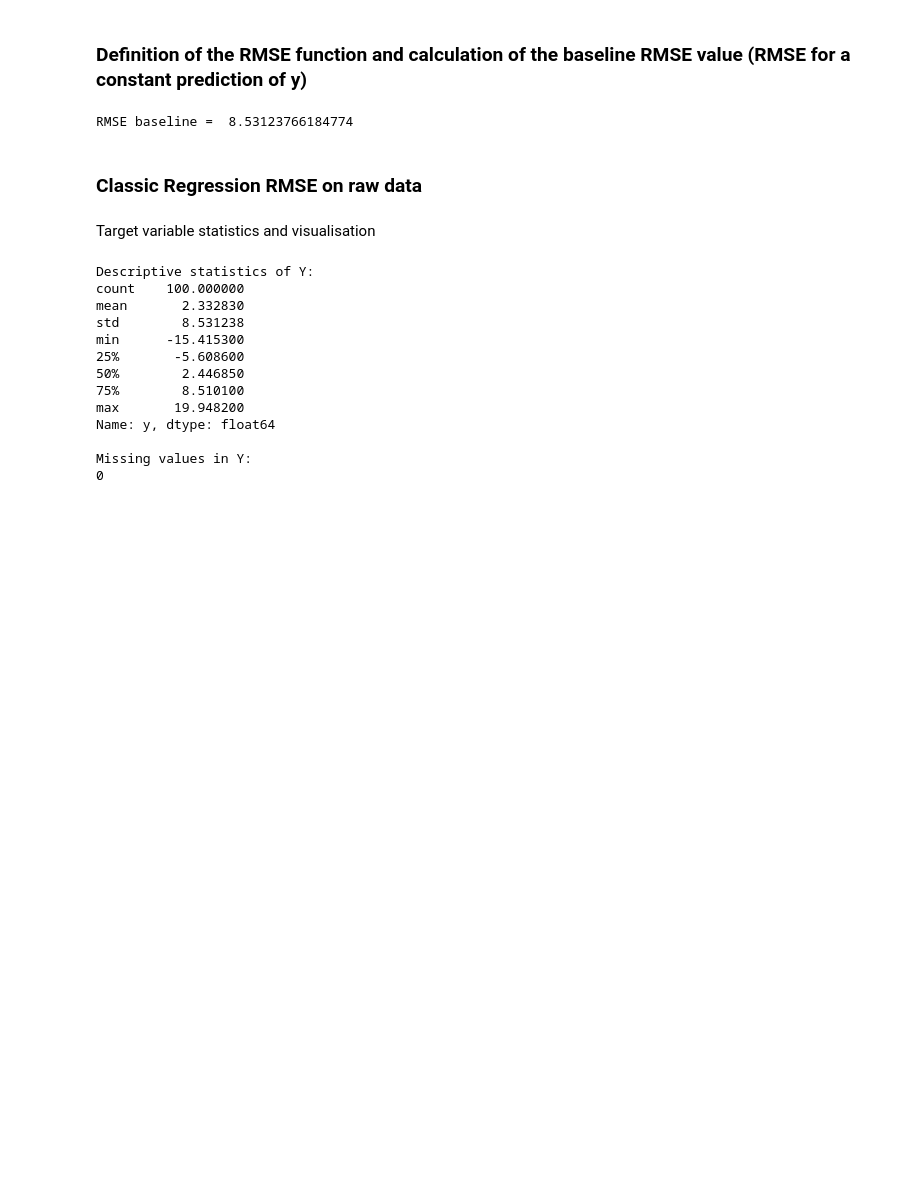
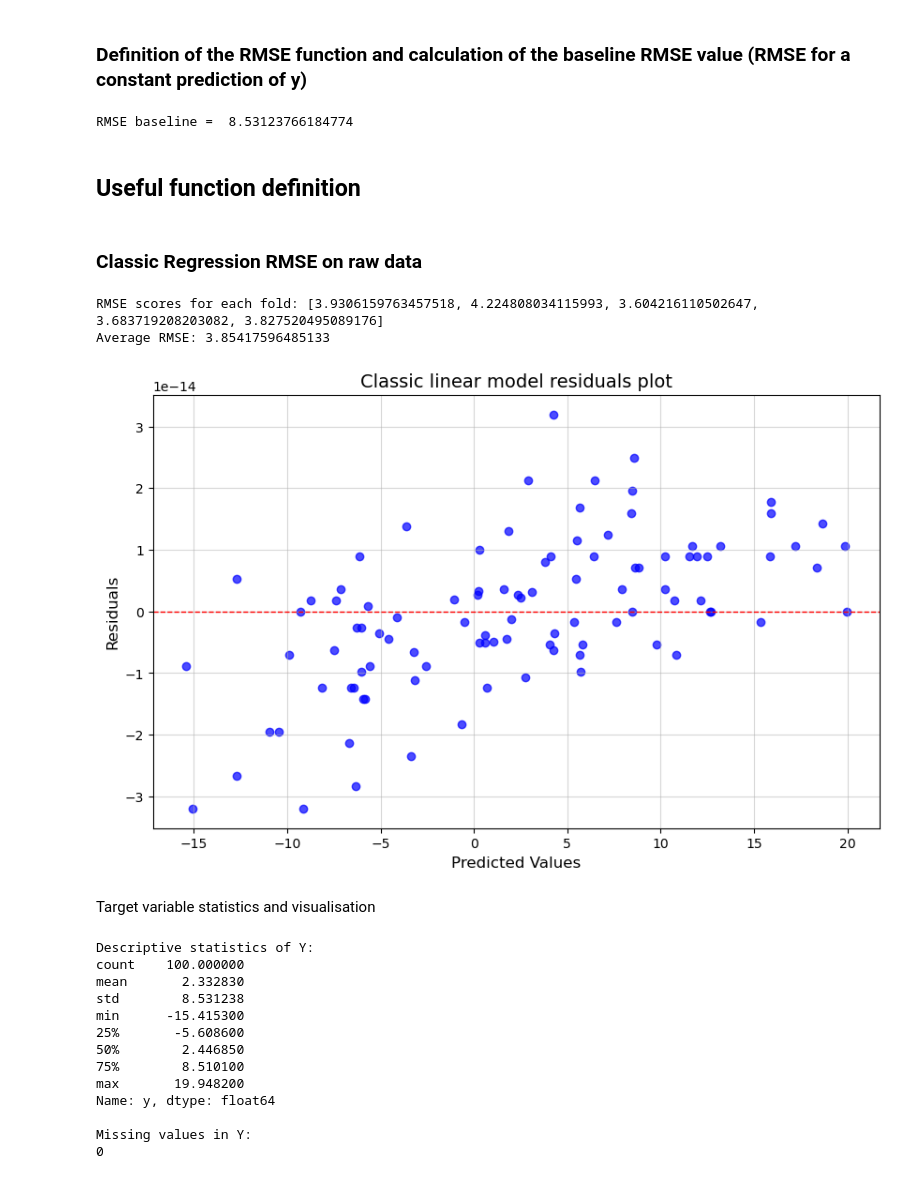
Before and after one commit to luc-polo/Advanced-Regression-Challenge, a Jupyter notebook: Script.ipynb, the cells around one changed output. Saved outputs shown, nothing was run; the diff lists cells and outputs as text; code cells hidden in the pictures; blank space fills up the shorter version.

```diff
--- a/Script.ipynb
+++ b/Script.ipynb
@@ -27,3 +27,5 @@ def RMSE(y_true, y_pred):
 print("RMSE baseline = ",Y.std())
 # %% [output]
 RMSE baseline =  8.53123766184774
+# %% [markdown]
+## Useful function definition
@@ -72,3 +132,24 @@ print(f"Average RMSE across {n_splits} folds: {average_rmse}")
+# %%
+### Computation of RMSE for a classical regression model on raw data:
+from sklearn.linear_model import LinearRegression
+
+# Define the model
+linear_model = LinearRegression()
+
+# Call the function
+rmse_scores, avg_rmse = stratified_cross_val_rmse(linear_model, X, Y, n_bins=5, n_splits=5)
+
+# Display results
+print(f"RMSE scores for each fold: {rmse_scores}")
+print(f"Average RMSE: {avg_rmse}")
+
+linear_model.fit(X,Y)
+# Plot the residuals
+plot_residuals(linear_model, X, Y, title="Classic linear model residuals plot")
+# %% [output]
+RMSE scores for each fold: [3.9306159763457518, 4.224808034115993, 3.604216110502647, 3.683719208203082, 3.827520495089176]
+Average RMSE: 3.85417596485133
+[figure, added]
 # %% [markdown]
 Target variable statistics and visualisation
 # %%
```
Also changed, not shown: parts of 15 cells of this notebook.
